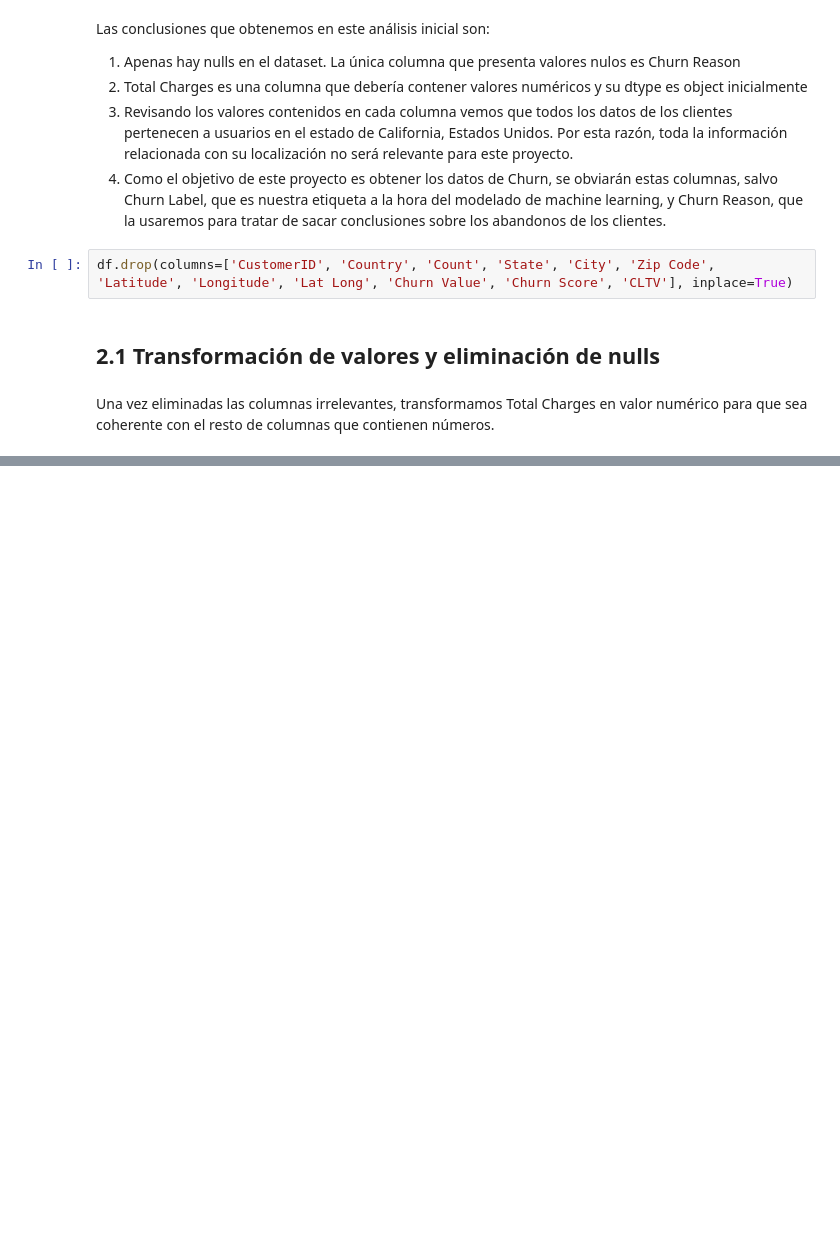
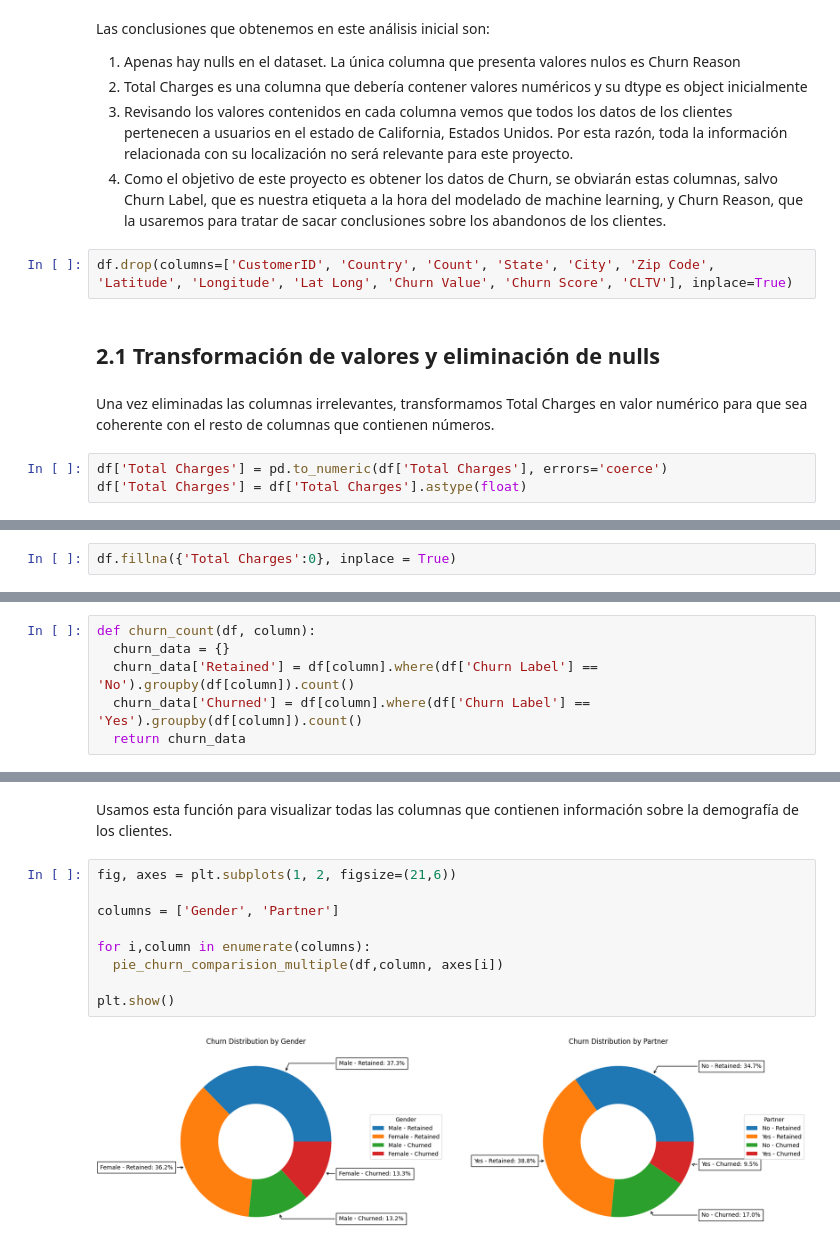
Before and after one commit to angelfergar/ChurnRetention-SP, a Jupyter notebook: notebooks/Exploratory_Analysis.ipynb, the cells around one changed output, grey strips where cells are left out. Saved outputs shown, nothing was run; the diff lists cells and outputs as text; blank space fills up the shorter version.

```diff
--- a/notebooks/Exploratory_Analysis.ipynb
+++ b/notebooks/Exploratory_Analysis.ipynb
@@ -67,3 +67,6 @@ df.drop(columns=['CustomerID', 'Country', 'Count', 'State', 'City', 'Zip Code',
 ## 2.1 Transformación de valores y eliminación de nulls
 # %% [markdown]
 Una vez eliminadas las columnas irrelevantes, transformamos Total Charges en valor numérico para que sea coherente con el resto de columnas que contienen números.
+# %%
+df['Total Charges'] = pd.to_numeric(df['Total Charges'], errors='coerce')
+df['Total Charges'] = df['Total Charges'].astype(float)
@@ -69,0 +117,2 @@ Una vez eliminadas las columnas irrelevantes, transformamos Total Charges en val
+# %%
+df.fillna({'Total Charges':0}, inplace = True)
@@ -69,0 +125,6 @@ Una vez eliminadas las columnas irrelevantes, transformamos Total Charges en val
+# %%
+def churn_count(df, column):
+  churn_data = {}
+  churn_data['Retained'] = df[column].where(df['Churn Label'] == 'No').groupby(df[column]).count()
+  churn_data['Churned'] = df[column].where(df['Churn Label'] == 'Yes').groupby(df[column]).count()
+  return churn_data
@@ -69,0 +184,13 @@ Una vez eliminadas las columnas irrelevantes, transformamos Total Charges en val
+# %% [markdown]
+Usamos esta función para visualizar todas las columnas que contienen información sobre la demografía de los clientes.
+# %%
+fig, axes = plt.subplots(1, 2, figsize=(21,6))
+
+columns = ['Gender', 'Partner']
+
+for i,column in enumerate(columns):
+  pie_churn_comparision_multiple(df,column, axes[i])
+
+plt.show()
+# %% [output]
+[figure, added]
```
Also changed, not shown: parts of 56 cells of this notebook.
